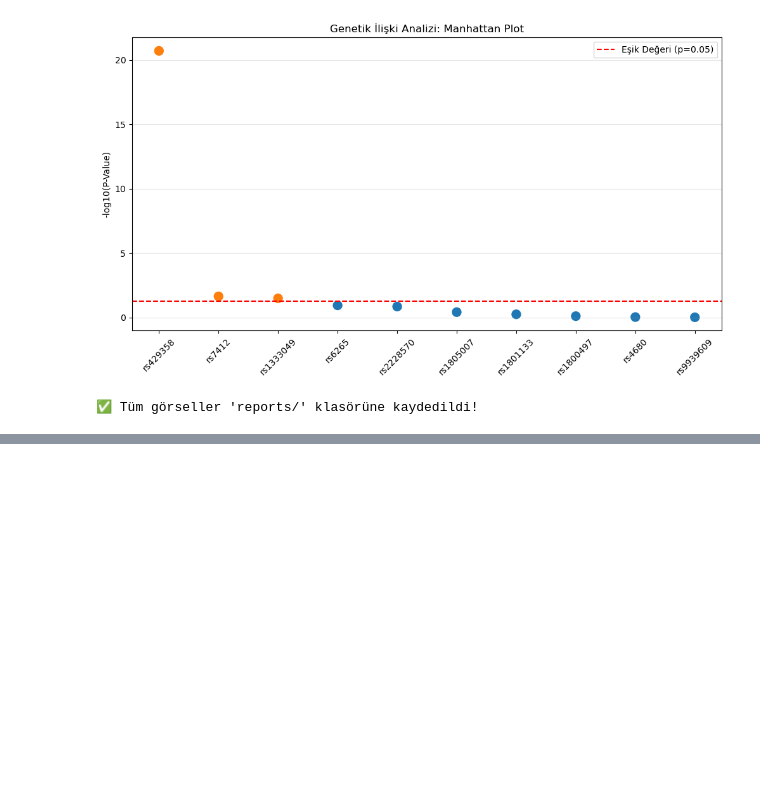
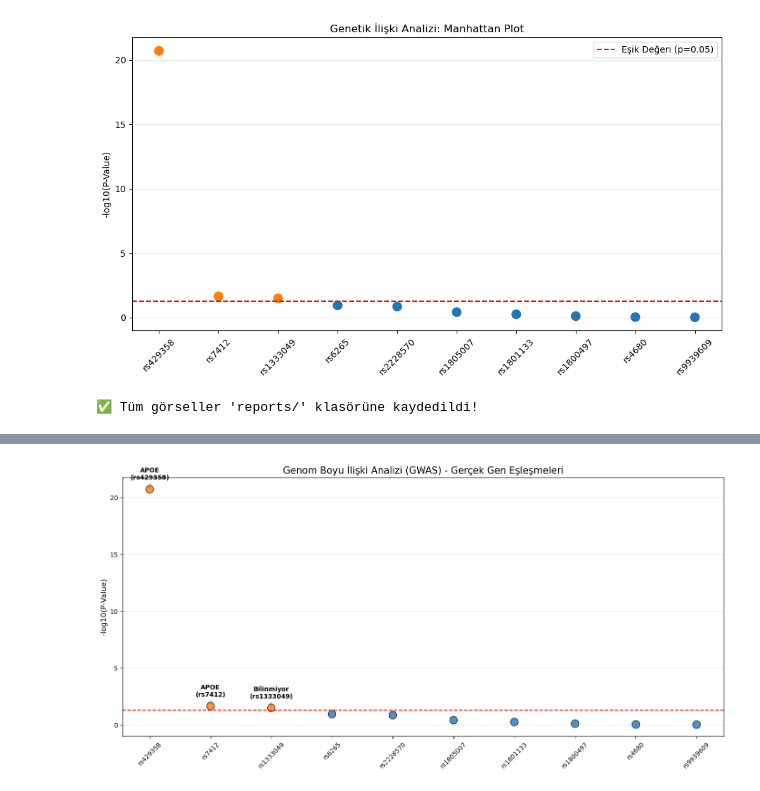
Before and after one commit to senaayy/snp-genome-lab, a Jupyter notebook: Untitled.ipynb, the cells around one changed output, grey strips where cells are left out. Drawn from its saved outputs; the diff is of its cells as text; code cells hidden in the pictures; blank space fills up the shorter version.

Commit message:
Update: Added biological annotations and advanced Manhattan plot

```diff
--- a/Untitled.ipynb
+++ b/Untitled.ipynb
@@ -165,0 +223,27 @@ print("✅ Tüm görseller 'reports/' klasörüne kaydedildi!")
+# %%
+import matplotlib.pyplot as plt
+
+plt.figure(figsize=(14, 7))
+# Önemli SNP'leri turuncu, diğerlerini mavi yapalım
+colors = ['#ff7f0e' if p < 0.05 else '#1f77b4' for p in bio_df['P-Value']]
+plt.scatter(bio_df['SNP'], -np.log10(bio_df['P-Value']), c=colors, s=150, edgecolors='black', alpha=0.8)
+
+# Sadece anlamlı olanların üzerine GEN isimlerini yazalım
+for i, row in bio_df.iterrows():
+    if row['P-Value'] < 0.05:
+        plt.annotate(f"{row['Gen']}\n({row['SNP']})",
+                     (row['SNP'], -np.log10(row['P-Value'])),
+                     xytext=(0, 15), textcoords='offset points',
+                     ha='center', fontsize=10, fontweight='bold',
+                     arrowprops=dict(arrowstyle='->', color='gray'))
+
+plt.axhline(y=-np.log10(0.05), color='red', linestyle='--', label='Eşik (p=0.05)')
+plt.ylabel('-log10(P-Value)', fontsize=12)
+plt.title('Genom Boyu İlişki Analizi (GWAS) - Gerçek Gen Eşleşmeleri', fontsize=15)
+plt.xticks(rotation=45)
+plt.grid(axis='y', alpha=0.3)
+plt.tight_layout()
+plt.savefig('reports/annotated_manhattan.png', dpi=300)
+plt.show()
+# %% [output]
+[figure, added]
```
Also changed, not shown: parts of 2 cells of this notebook, 1 other file.
